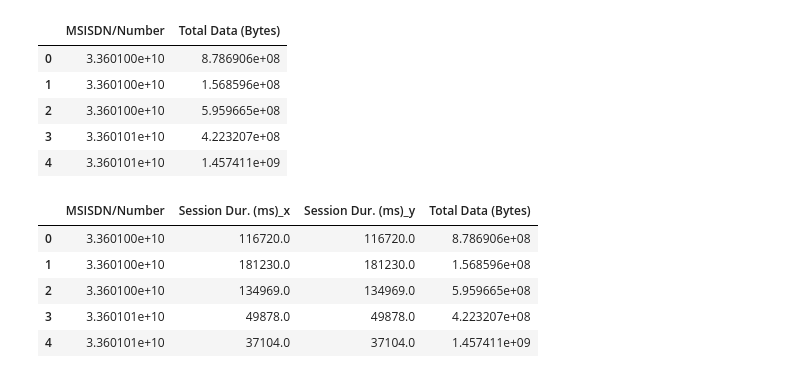
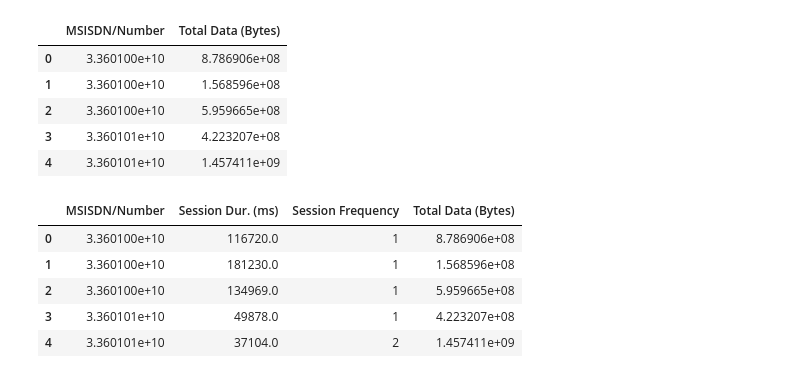
Before and after one commit to Ty-Miki/telecom-data-analysis, a Jupyter notebook: notebooks/user_engagement_analysis/analysis.ipynb, the cells around one changed output. Saved outputs shown, nothing was run; the diff lists cells and outputs as text; code cells hidden in the pictures.

```diff
--- a/notebooks/user_engagement_analysis/analysis.ipynb
+++ b/notebooks/user_engagement_analysis/analysis.ipynb
@@ -98,15 +98,15 @@ total_traffic.head()
 | 3 | 3.360101e+10 | 4.223207e+08 |
 | 4 | 3.360101e+10 | 1.457411e+09 |
 # %%
-# Merge a;; the data frames on MSISDN
+# Merge all the data frames on MSISDN
 import pandas as pd
-relevant_df = pd.merge(session_duration, session_duration, on='MSISDN/Number')
+relevant_df = pd.merge(session_duration, session_frequency, on='MSISDN/Number')
 relevant_df = pd.merge(relevant_df, total_traffic, on='MSISDN/Number')
 relevant_df.head()
 # %% [output]
-|  | MSISDN/Number | Session Dur. (ms)_x | Session Dur. (ms)_y | Total Data (Bytes) |
-| 0 | 3.360100e+10 | 116720.0 | 116720.0 | 8.786906e+08 |
-| 1 | 3.360100e+10 | 181230.0 | 181230.0 | 1.568596e+08 |
-| 2 | 3.360100e+10 | 134969.0 | 134969.0 | 5.959665e+08 |
-| 3 | 3.360101e+10 | 49878.0 | 49878.0 | 4.223207e+08 |
-| 4 | 3.360101e+10 | 37104.0 | 37104.0 | 1.457411e+09 |
+|  | MSISDN/Number | Session Dur. (ms) | Session Frequency | Total Data (Bytes) |
+| 0 | 3.360100e+10 | 116720.0 | 1 | 8.786906e+08 |
+| 1 | 3.360100e+10 | 181230.0 | 1 | 1.568596e+08 |
+| 2 | 3.360100e+10 | 134969.0 | 1 | 5.959665e+08 |
+| 3 | 3.360101e+10 | 49878.0 | 1 | 4.223207e+08 |
+| 4 | 3.360101e+10 | 37104.0 | 2 | 1.457411e+09 |
```
Also changed, not shown: parts of 12 cells of this notebook, 3 other files.
